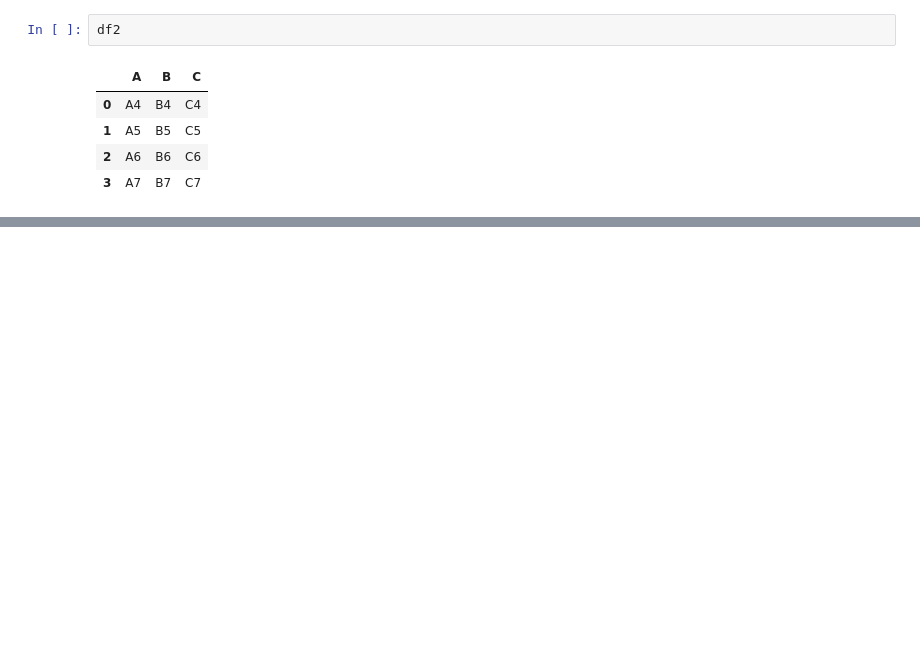
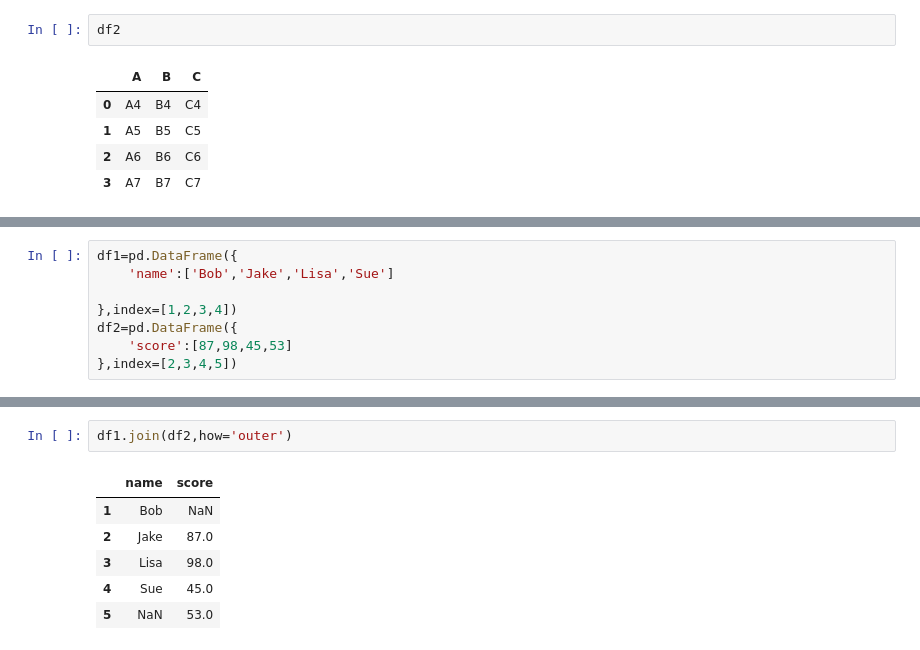
Before and after one commit to sami01979/dataframe_in_panda, a Jupyter notebook: merging_joining_concatanation.ipynb, the cells around one changed output, grey strips where cells are left out. Cells and saved outputs as stored; diff of their text form; blank space fills up the shorter version.

```diff
--- a/merging_joining_concatanation.ipynb
+++ b/merging_joining_concatanation.ipynb
@@ -80,0 +105,8 @@ df2
+# %%
+df1=pd.DataFrame({
+    'name':['Bob','Jake','Lisa','Sue']
+
+},index=[1,2,3,4])
+df2=pd.DataFrame({
+    'score':[87,98,45,53]
+},index=[2,3,4,5])
@@ -80,0 +136,9 @@ df2
+# %%
+df1.join(df2,how='outer')
+# %% [output]
+|  | name | score |
+| 1 | Bob | NaN |
+| 2 | Jake | 87.0 |
+| 3 | Lisa | 98.0 |
+| 4 | Sue | 45.0 |
+| 5 | NaN | 53.0 |
```
Also changed, not shown: parts of 7 cells of this notebook.
